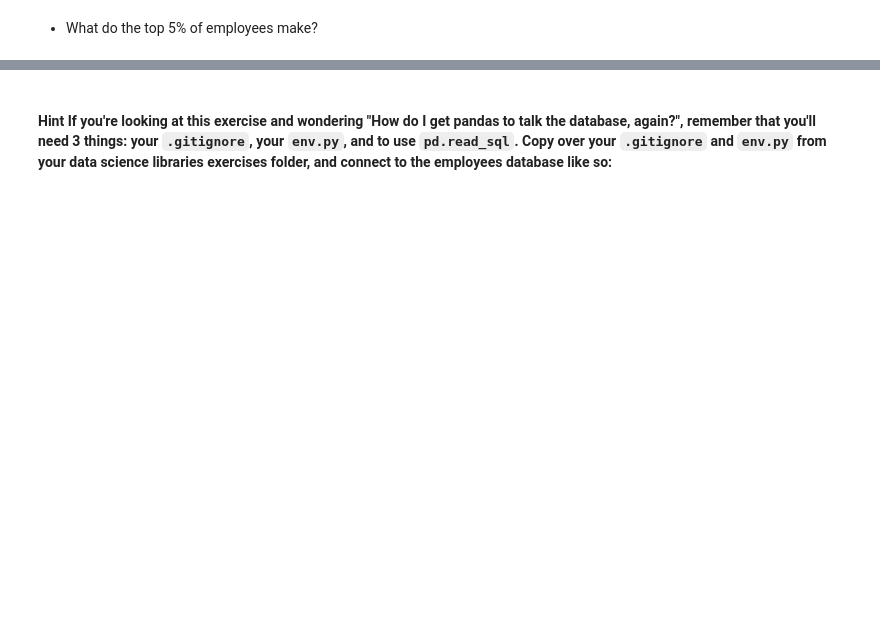
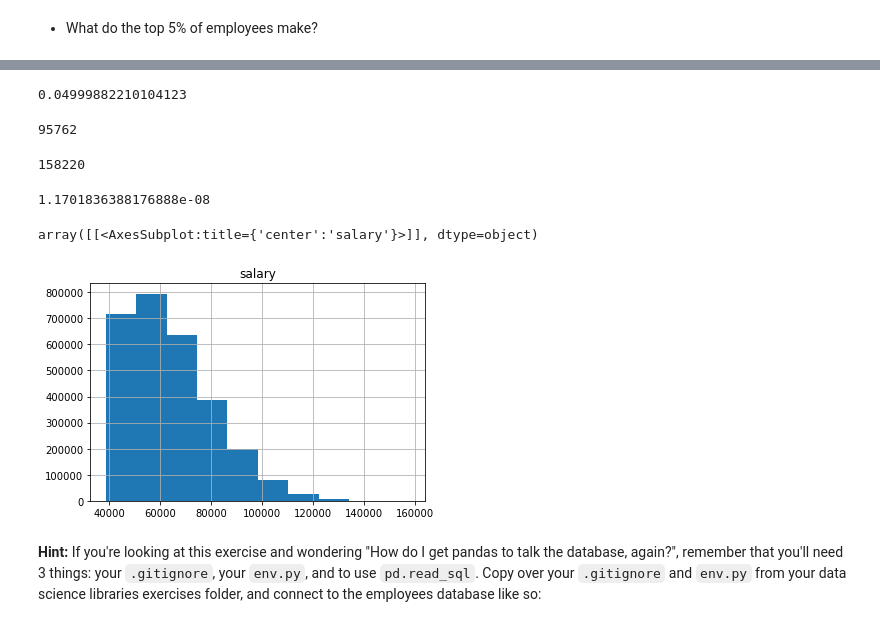
Before and after one commit to David-Howell/statistics-exercises, a Jupyter notebook: probability_distributions.ipynb, the cells around one changed output, grey strips where cells are left out. Drawn from its saved outputs; the diff is of its cells as text; code cells hidden in the pictures; blank space fills up the shorter version.

Commit message:
Finished probability distributions exercises

```diff
--- a/probability_distributions.ipynb
+++ b/probability_distributions.ipynb
@@ -35,0 +157,5 @@ For the following problems, use python to simulate the problem and calculate an
+# %%
+url = get_db_url('employees')
+query = 'SELECT s.salary FROM salaries s'
+
+salaries = pd.read_sql(query, url)
@@ -43,0 +224,22 @@ For the following problems, use python to simulate the problem and calculate an
+# %%
+salaries['sal_with_20_quantile'] = pd.qcut(salaries['salary'],20, labels=['bottom 5%',
+                                       '5% - 10%',
+                                       '10% - 15%',
+                                       '15% - 20%',
+                                       '20% - 25%',
+                                       '25% - 30%',
+                                       '30% - 35%',
+                                       '35% - 40%',
+                                       '40% - 45%',
+                                       '45% - 50%',
+                                       '50% - 55%',
+                                       '55% - 60%',
+                                       '60% - 65%',
+                                       '65% - 70%',
+                                       '70% - 75%',
+                                       '75% - 80%',
+                                       '80% - 85%',
+                                       '85% - 90%',
+                                       '90% - 95%',
+                                       '95% - 100%'
+                                      ])
@@ -43,0 +278,4 @@ For the following problems, use python to simulate the problem and calculate an
+# %%
+(salaries['sal_with_20_quantile'] == '95% - 100%').mean()
+# %% [output]
+0.04999882210104123
@@ -44,5 +284,22 @@ For the following problems, use python to simulate the problem and calculate an
+# %%
+top_5['salary'].min()
+# %% [output]
+95762
+# %%
+top_5['salary'].max()
+# %% [output]
+158220
+# %%
+sal_dist.sf(158_220)
+# %% [output]
+1.1701836388176888e-08
+# %%
+salaries[['salary']].hist()
+# %% [output]
+array([[<AxesSubplot:title={'center':'salary'}>]], dtype=object)
+[figure, added]
 # %% [markdown]
-#### Hint If you're looking at this exercise and wondering "How do I get pandas to talk the database, again?", remember that you'll need 3 things: your `.gitignore`, your `env.py`, and to use `pd.read_sql`. Copy over your `.gitignore` and `env.py` from your data science libraries exercises folder, and connect to the employees database like so:
+**Hint:** If you're looking at this exercise and wondering "How do I get pandas to talk the database, again?", remember that you'll need 3 things: your `.gitignore`, your `env.py`, and to use `pd.read_sql`. Copy over your `.gitignore` and `env.py` from your data science libraries exercises folder, and connect to the employees database like so:
 # %%
 import pandas as pd
 import env
```
Also changed, not shown: parts of 36 cells of this notebook.
